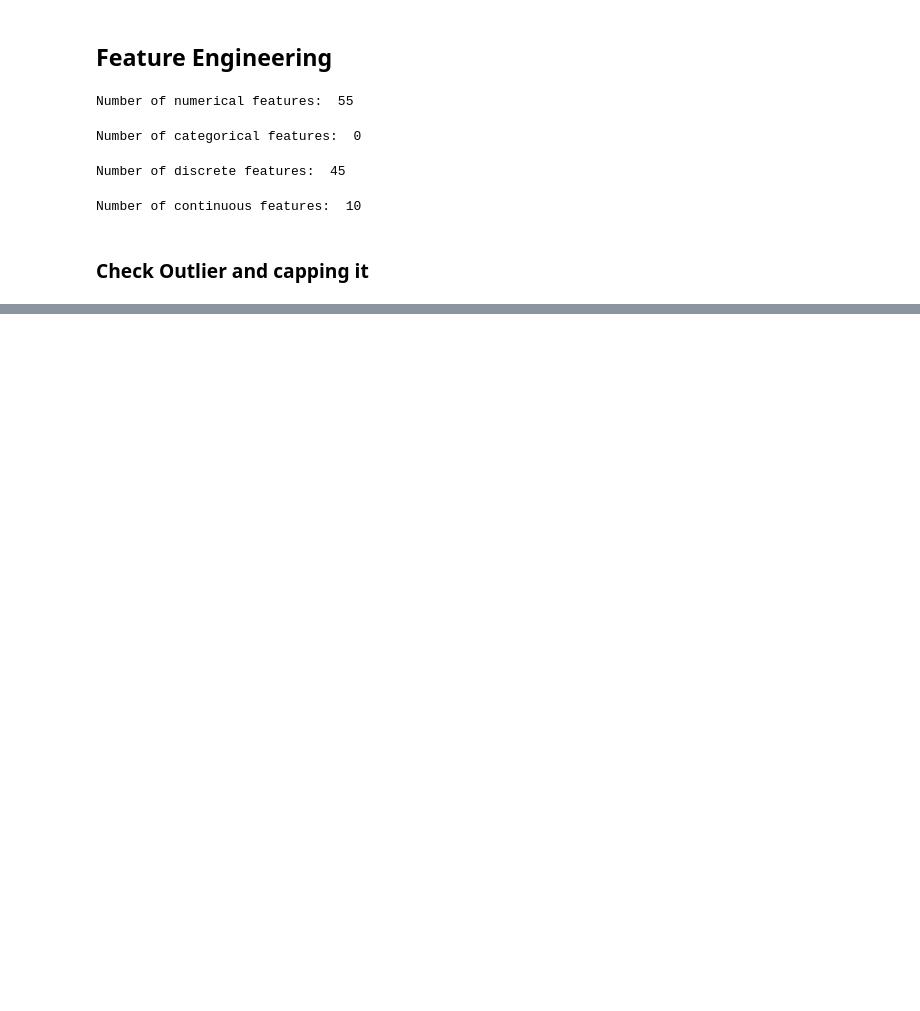
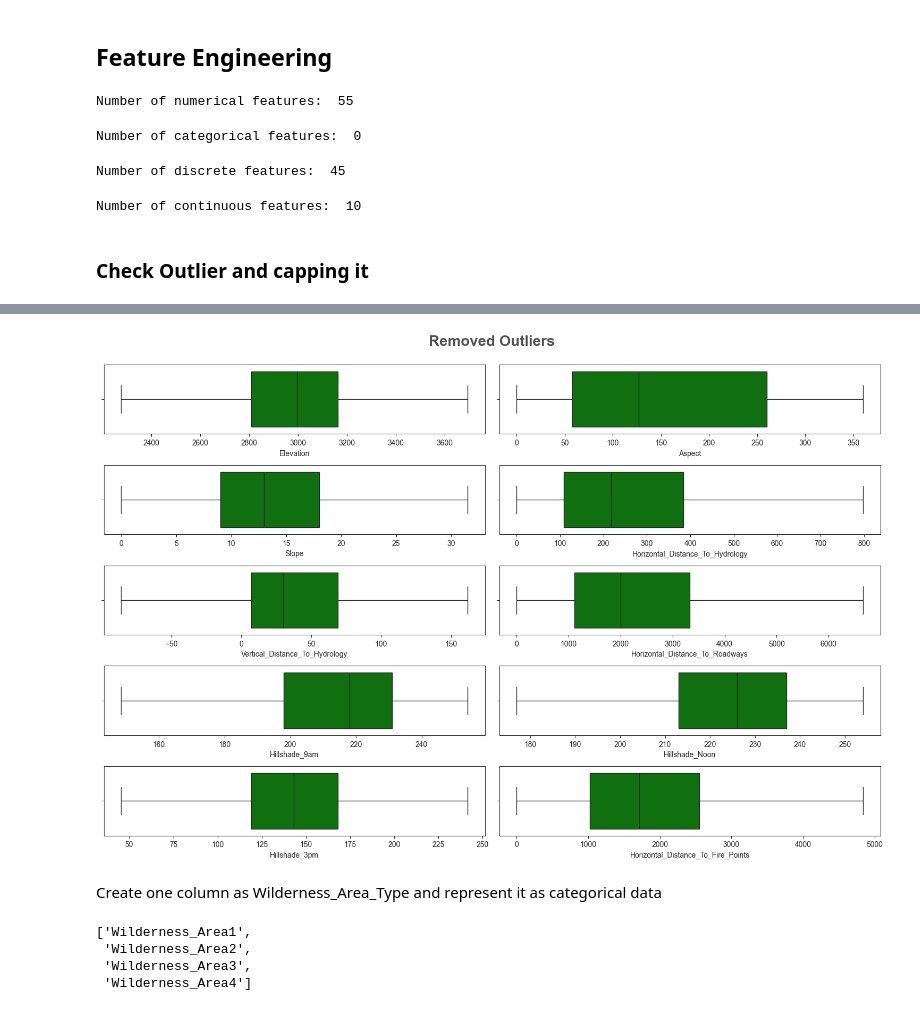
Before and after one commit to anshgupta1903/Project_GreenVision, a Jupyter notebook: notebooks/Feature_Engineering.ipynb, the cells around one changed output, grey strips where cells are left out. Drawn from its saved outputs; the diff is of its cells as text; code cells hidden in the pictures; blank space fills up the shorter version.

```diff
--- a/notebooks/Feature_Engineering.ipynb
+++ b/notebooks/Feature_Engineering.ipynb
@@ -81,0 +95,11 @@ Number of continuous features:  10
+# %%
+df_copy = df.copy()
+def detect_and_capping_outliers(col):
+    percentile25 = df_copy[col].quantile(0.25)
+    percentile75 = df_copy[col].quantile(0.75)
+    iqr = percentile75 - percentile25
+    upper_limit = percentile75 + (1.5 * iqr)
+    lower_limit = percentile25 - (1.5 * iqr)
+    df_copy.loc[(df_copy[col]>upper_limit), col] = upper_limit
+    df_copy.loc[(df_copy[col]<lower_limit), col] = lower_limit
+    return df_copy
@@ -81,0 +109,12 @@ Number of continuous features:  10
+# %%
+plt.figure(figsize=(15, 10))
+plt.suptitle('Removed Outliers', fontsize=20, fontweight='bold', alpha=0.8, y=1.)
+for i in range(0, len(continuous_features)):
+    plt.subplot(5,2,i+1)
+    sns.set_style('ticks')
+    sns.boxplot(df_copy[continuous_features[i]], color='green', orient='h')
+    plt.tight_layout()
+# %% [output]
+[figure, added]
+# %% [markdown]
+Create one column as Wilderness_Area_Type and represent it as categorical data
@@ -81,0 +124,7 @@ Number of continuous features:  10
+# %%
+wilderness_areas
+# %% [output]
+['Wilderness_Area1',
+ 'Wilderness_Area2',
+ 'Wilderness_Area3',
+ 'Wilderness_Area4']
```
Also changed, not shown: parts of 12 cells of this notebook.
